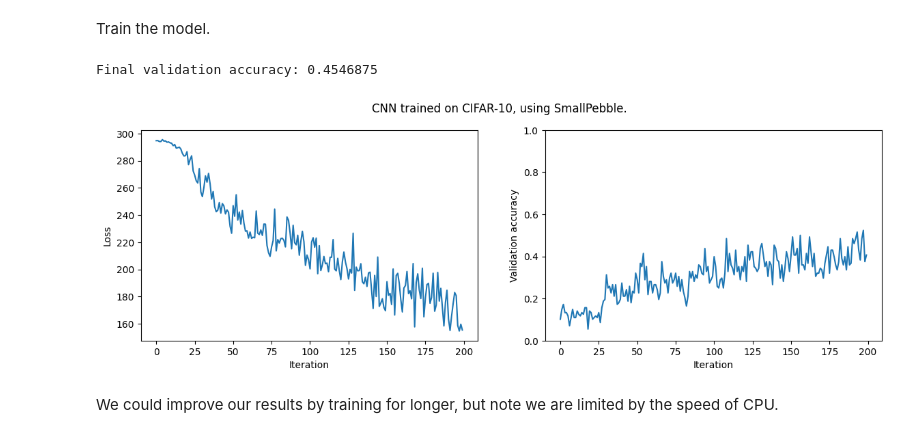
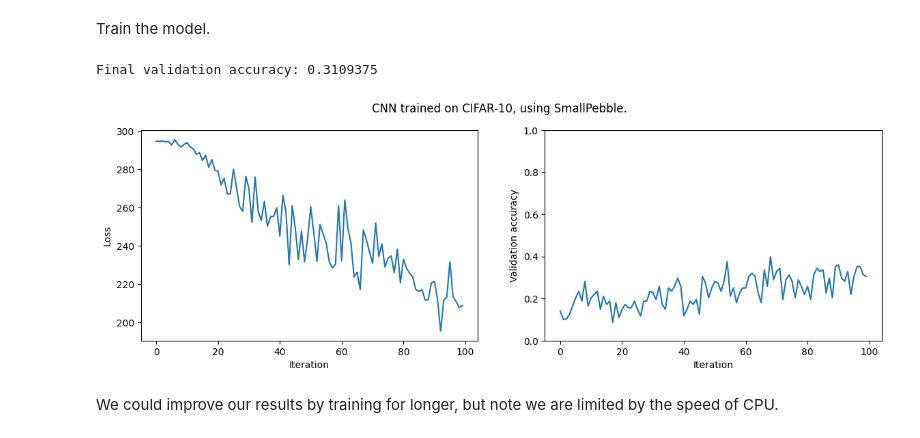
Before and after one commit to sradc/SmallPebble, a Jupyter notebook: README.ipynb, the cells around one changed output. Saved outputs shown, nothing was run; the diff lists cells and outputs as text; code cells hidden in the pictures.

```diff
--- a/README.ipynb
+++ b/README.ipynb
@@ -218,7 +223,7 @@ h.run().shape
 # %% [markdown]
 Train the model.
 # %%
-NUM_ITERS = 200
+NUM_ITERS = 100
 BATCH_SIZE = 128
 
 eval_batch = sp.batch(X_eval, y_eval, BATCH_SIZE)
@@ -236,35 +241,35 @@ for i, (xbatch, ybatch) in tqdm(enumerate(sp.batch(X, y, BATCH_SIZE)), total=NUM
         print("Aborting, loss is nan.")
         break
     loss_vals.append(loss_val.array)
 
     # Compute gradients, and carry out learning step.
     gradients = sp.get_gradients(loss_val)
     adam.training_step(learnables, gradients)
 
     # Compute validation accuracy:
     x_eval_batch, y_eval_batch = next(eval_batch)
     X_in.assign_value(sp.Variable(x_eval_batch.reshape([-1, 32, 32, 3])))
     predictions = y_pred.run()
     predictions = np.argmax(predictions.array, axis=1)
     accuracy = (y_eval_batch == predictions).mean()
     validation_acc.append(accuracy)
 
 print(f'Final validation accuracy: {np.mean(validation_acc[-10:])}')
 plt.figure(figsize=(14, 4))
 plt.subplot(1, 2, 1)
 plt.ylabel('Loss')
 plt.xlabel('Iteration')
 plt.plot(loss_vals)
 plt.subplot(1, 2, 2)
 plt.ylabel('Validation accuracy')
 plt.xlabel('Iteration')
 plt.suptitle('CNN trained on CIFAR-10, using SmallPebble.')
 plt.ylim([0, 1])
 plt.plot(validation_acc)
 plt.show()
 # %% [output]
-Final validation accuracy: 0.4546875
+Final validation accuracy: 0.3109375
-[figure, old version]
+[figure, new version]
 # %% [markdown]
 We could improve our results by training for longer, but note we are limited by the speed of CPU.
 # %% [markdown]
```
Also changed, not shown: parts of 6 cells of this notebook, 7 other files.
